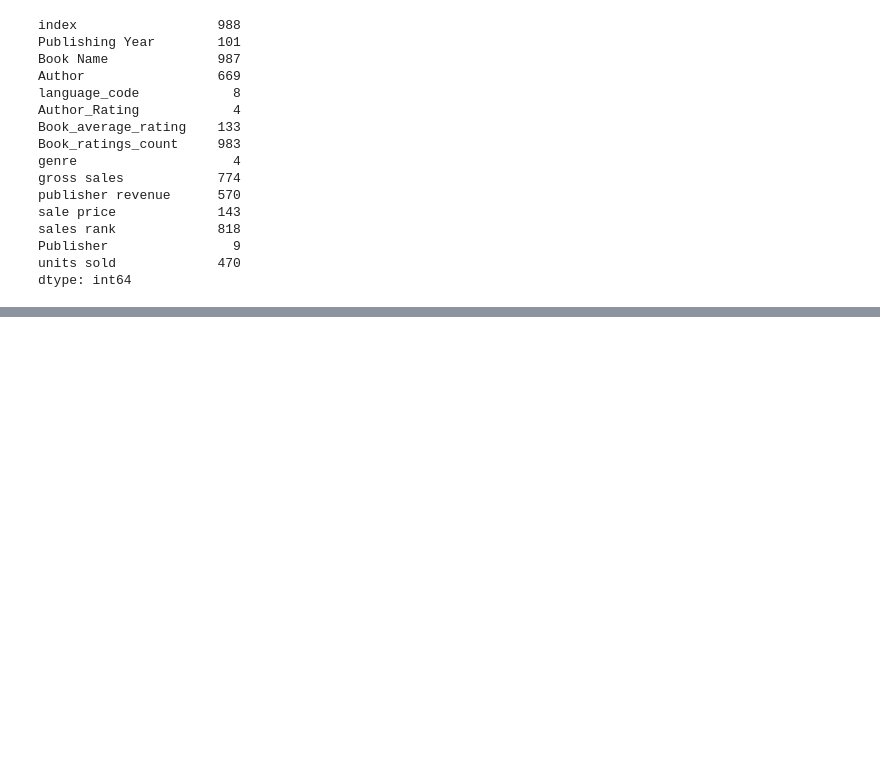
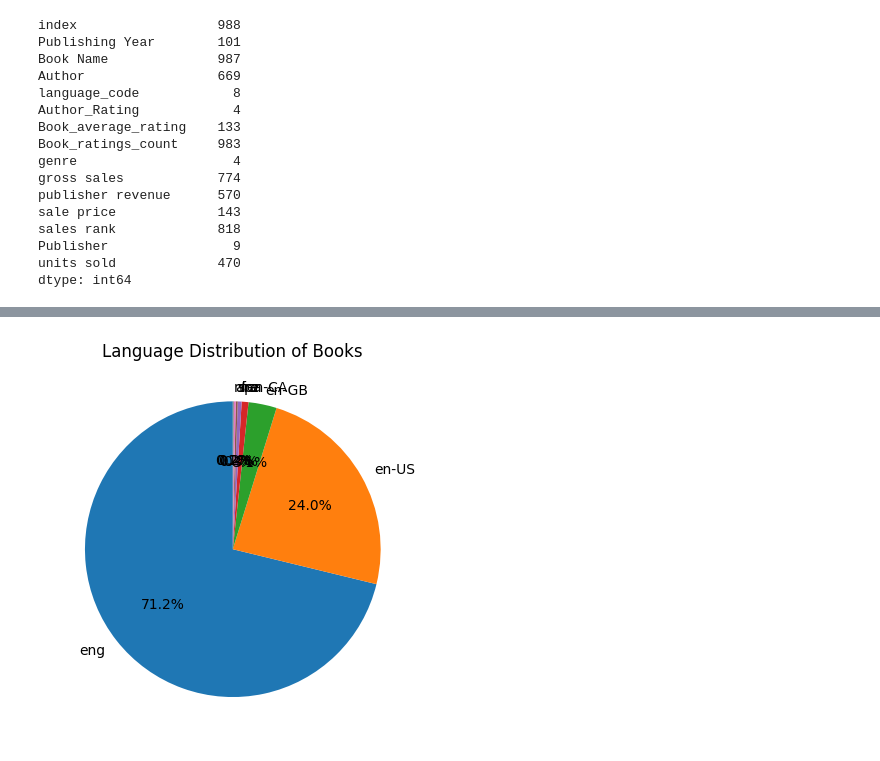
Before and after one commit to 98jperea/python-data-analysis, a Jupyter notebook: notebook.ipynb, the cells around one changed output, grey strips where cells are left out. Cells and saved outputs as stored; diff of their text form; code cells hidden in the pictures; blank space fills up the shorter version.

```diff
--- a/notebook.ipynb
+++ b/notebook.ipynb
@@ -81,0 +146,12 @@ AttributeError: module 'matplotlib' has no attribute 'hist'
+# %%
+# Variable igual a número de veces que se repite cada dato en columna "language_code"
+language_counts = df["language_code"].value_counts()
+
+# Gráfico de pastel, rotado 90 grados y mostrando porcentajes con 1 decimal
+plt.pie(language_counts, labels = language_counts.index, startangle = 90, autopct="%1.1f%%")
+# Título del gráfico
+plt.title("Language Distribution of Books")
+# Gráfico generado
+plt.show()
+# %% [output]
+[figure, added]
```
Also changed, not shown: parts of 15 cells of this notebook.
